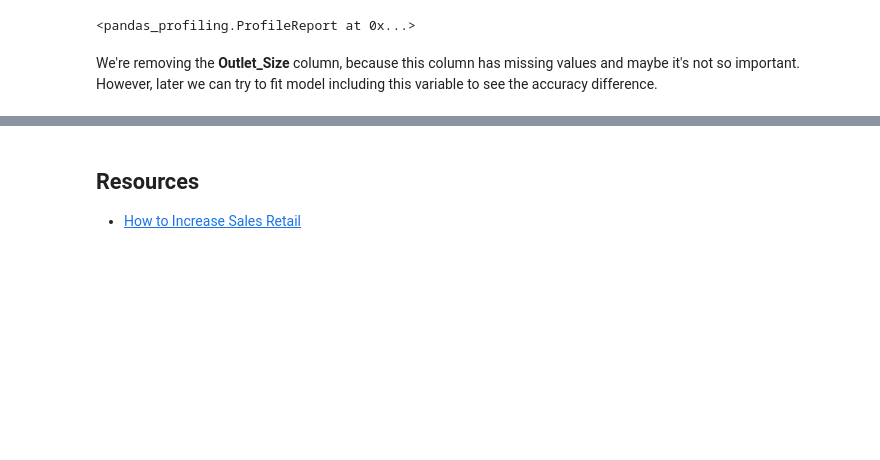
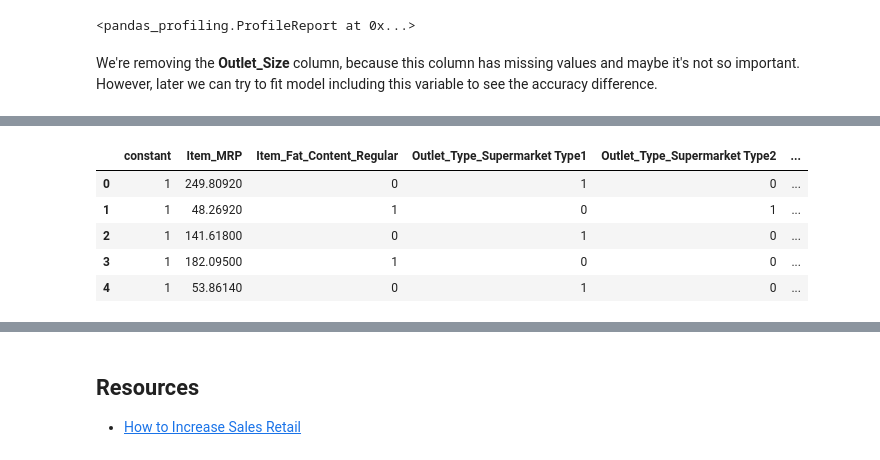
Before and after one commit to Ventsislav-Yordanov/Bigmart-Sales-Predictions, a Jupyter notebook: Bigmart Sales Predictions.ipynb, the cells around one changed output, grey strips where cells are left out. Drawn from its saved outputs; the diff is of its cells as text; code cells hidden in the pictures; blank space fills up the shorter version.

```diff
--- a/Bigmart Sales Predictions.ipynb
+++ b/Bigmart Sales Predictions.ipynb
@@ -668,0 +749,26 @@ predictions = regressor.predict(X_test)
+# %%
+def backward_elimination(features, labels, significance_level = 0.05):
+    features_length = len(features_optimal.columns)
+    for i in range(0, features_length):
+        regressor_OLS = sm.OLS(labels, features).fit()
+        max_pvalue = max(regressor_OLS.pvalues)
+        if max_pvalue > significance_level:
+            for j in range(0, features_length - i):
+                if (regressor_OLS.pvalues[j].astype(float) == max_pvalue):
+                    features.drop(features.columns[j], axis = 1, inplace = True)
+    regressor_OLS.summary()
+    return features
+
+
+
+SL = 0.05
+features_optimal = X.copy()
+best_features = backward_elimination(features_optimal, y, SL)
+best_features.head()
+# %% [output]
+|  | constant | Item_MRP | Item_Fat_Content_Regular | Outlet_Type_Supermarket Type1 | Outlet_Type_Supermarket Type2 | ... |
+| 0 | 1 | 249.80920 | 0 | 1 | 0 | ... |
+| 1 | 1 | 48.26920 | 1 | 0 | 1 | ... |
+| 2 | 1 | 141.61800 | 0 | 1 | 0 | ... |
+| 3 | 1 | 182.09500 | 1 | 0 | 0 | ... |
+| 4 | 1 | 53.86140 | 0 | 1 | 0 | ... |
```
Also changed, not shown: parts of 38 cells of this notebook.
